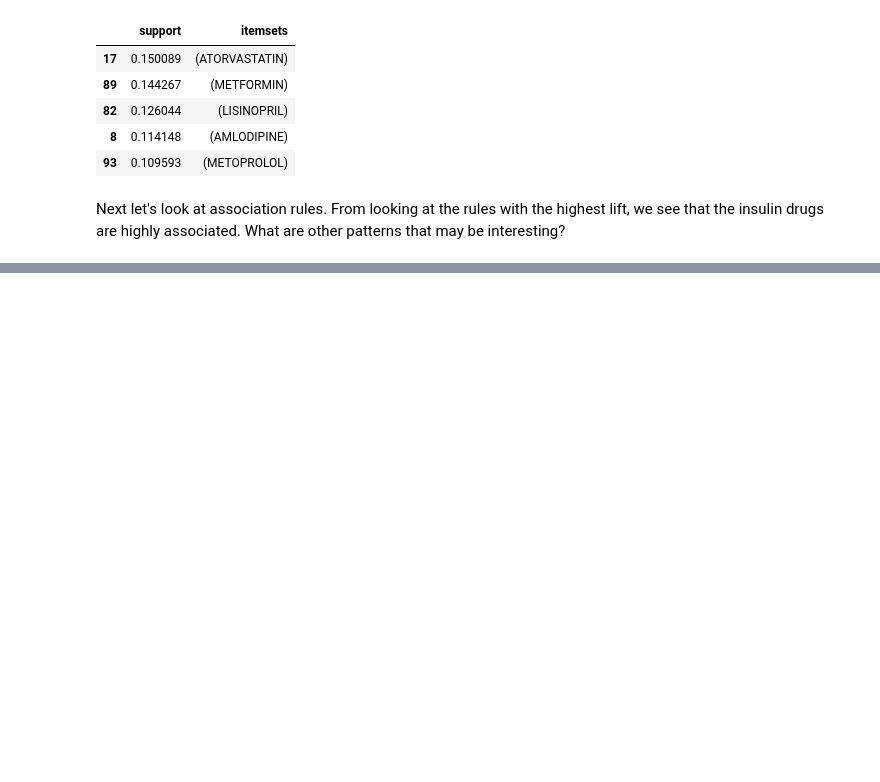
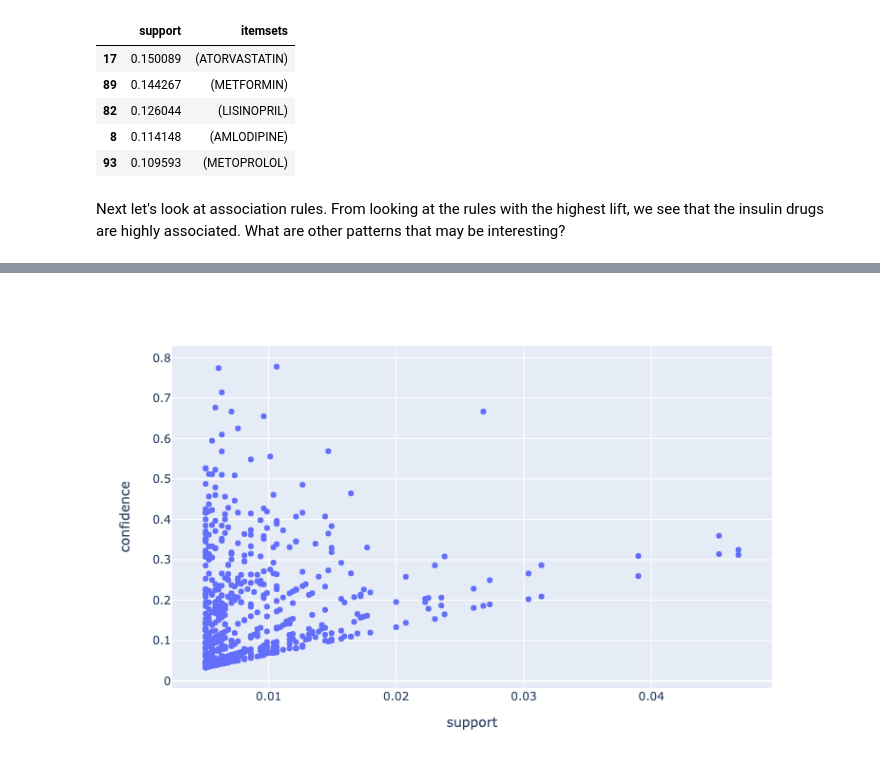
Before and after one commit to UCSF-DSI/association_rules_mining, a Jupyter notebook: python/association_rules_example.ipynb, the cells around one changed output, grey strips where cells are left out. Saved outputs shown, nothing was run; the diff lists cells and outputs as text; code cells hidden in the pictures; blank space fills up the shorter version.

```diff
--- a/python/association_rules_example.ipynb
+++ b/python/association_rules_example.ipynb
@@ -92,0 +97,19 @@ rules.head(10)
+# %%
+import plotly.express as px
+
+fig = px.scatter(
+    pd.DataFrame(rules),
+    x = 'support',
+    y = 'confidence',
+    hover_data = {
+        'ant': rules['antecedents'].apply(lambda x: [drug for drug in x]),
+        'cons': rules['consequents'].apply(lambda x: [drug for drug in x])
+    }
+)
+fig.update_layout(
+    width=500,
+    height=500,
+)
+fig.write_html('rules_viz.html')
+fig.show()
+# %% [output]
@@ -92,0 +117 @@ rules.head(10)
+[figure, added]
```
Also changed, not shown: parts of 3 cells of this notebook.
